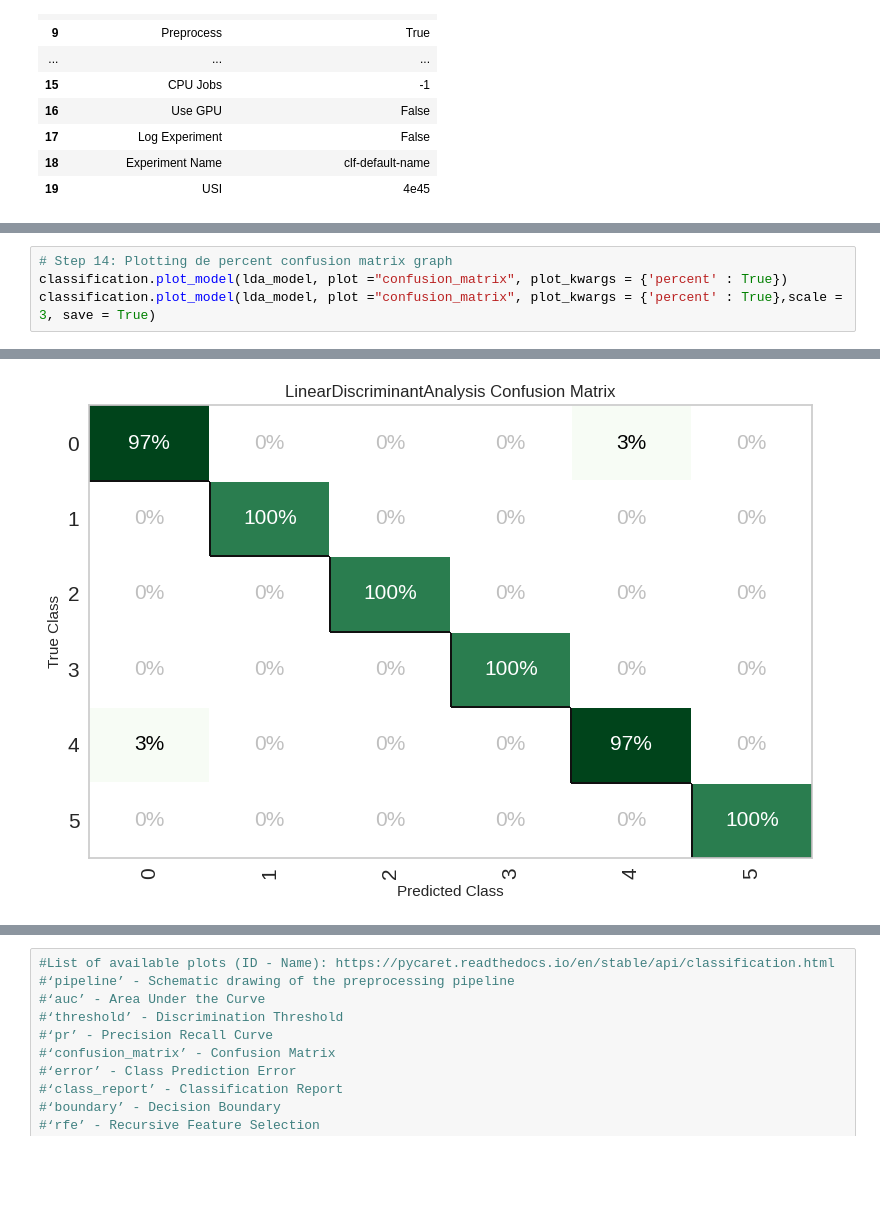
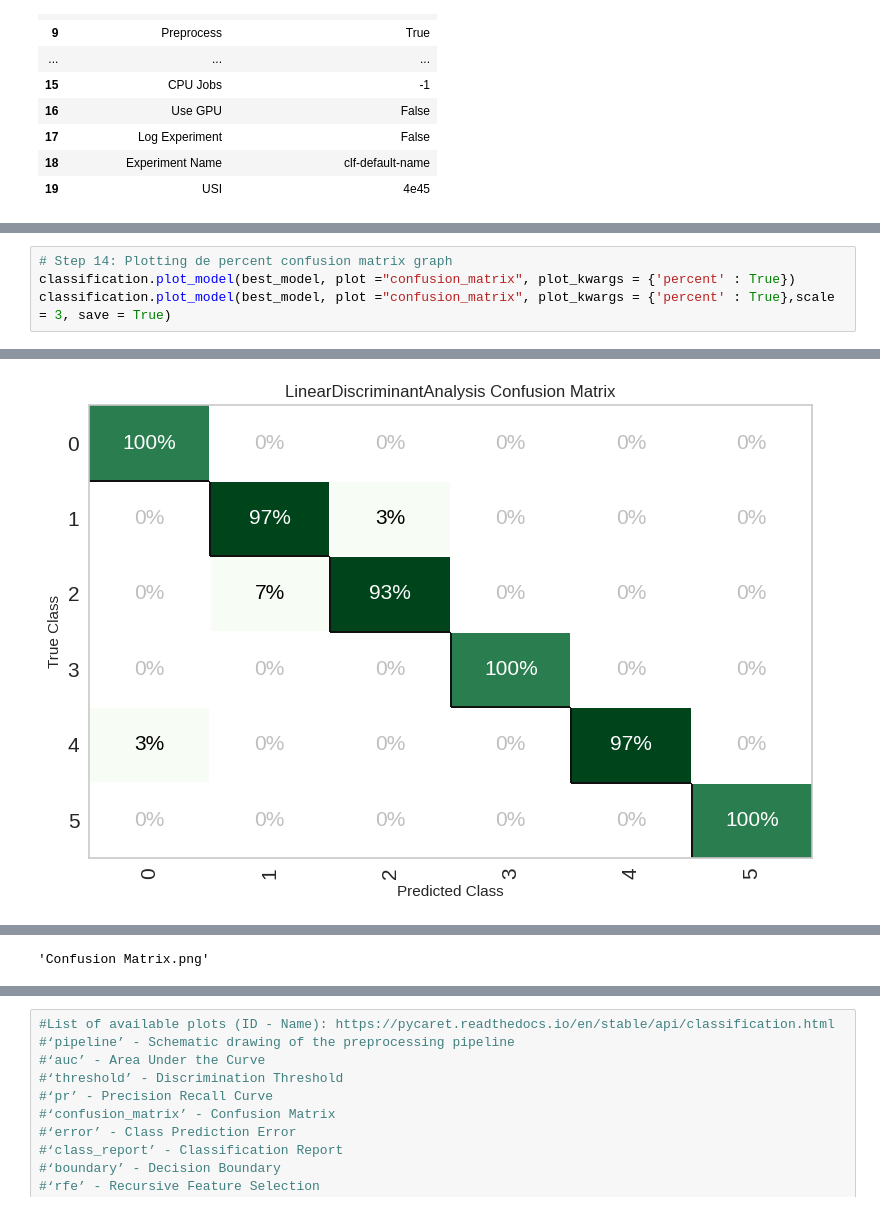
Before and after one commit to AlineEmmer/Machine-Learning, a Jupyter notebook: Machine_learning_Diabetes_Dislipidemia_Prediction.ipynb, the cells around one changed output, grey strips where cells are left out. Saved outputs shown, nothing was run; the diff lists cells and outputs as text; blank space fills up the shorter version.

```diff
--- a/Machine_learning_Diabetes_Dislipidemia_Prediction.ipynb
+++ b/Machine_learning_Diabetes_Dislipidemia_Prediction.ipynb
@@ -161,7 +179,7 @@ classification.plot_model(lda_model, plot ="confusion_matrix", plot_kwargs ={'cl
 # %%
 # Step 14: Plotting de percent confusion matrix graph
-classification.plot_model(lda_model, plot ="confusion_matrix", plot_kwargs = {'percent' : True})
-classification.plot_model(lda_model, plot ="confusion_matrix", plot_kwargs = {'percent' : True},scale = 3, save = True)
+classification.plot_model(best_model, plot ="confusion_matrix", plot_kwargs = {'percent' : True})
+classification.plot_model(best_model, plot ="confusion_matrix", plot_kwargs = {'percent' : True},scale = 3, save = True)
 # %% [output]
 [interactive output not drawn]
-[figure, old version]
+[figure, new version]
@@ -168,2 +187,3 @@ classification.plot_model(lda_model, plot ="confusion_matrix", plot_kwargs = {'p
+'Confusion Matrix.png'
 # %%
 # Step 15: Compare predictions and results of the model
```
Also changed, not shown: parts of 16 cells of this notebook.
